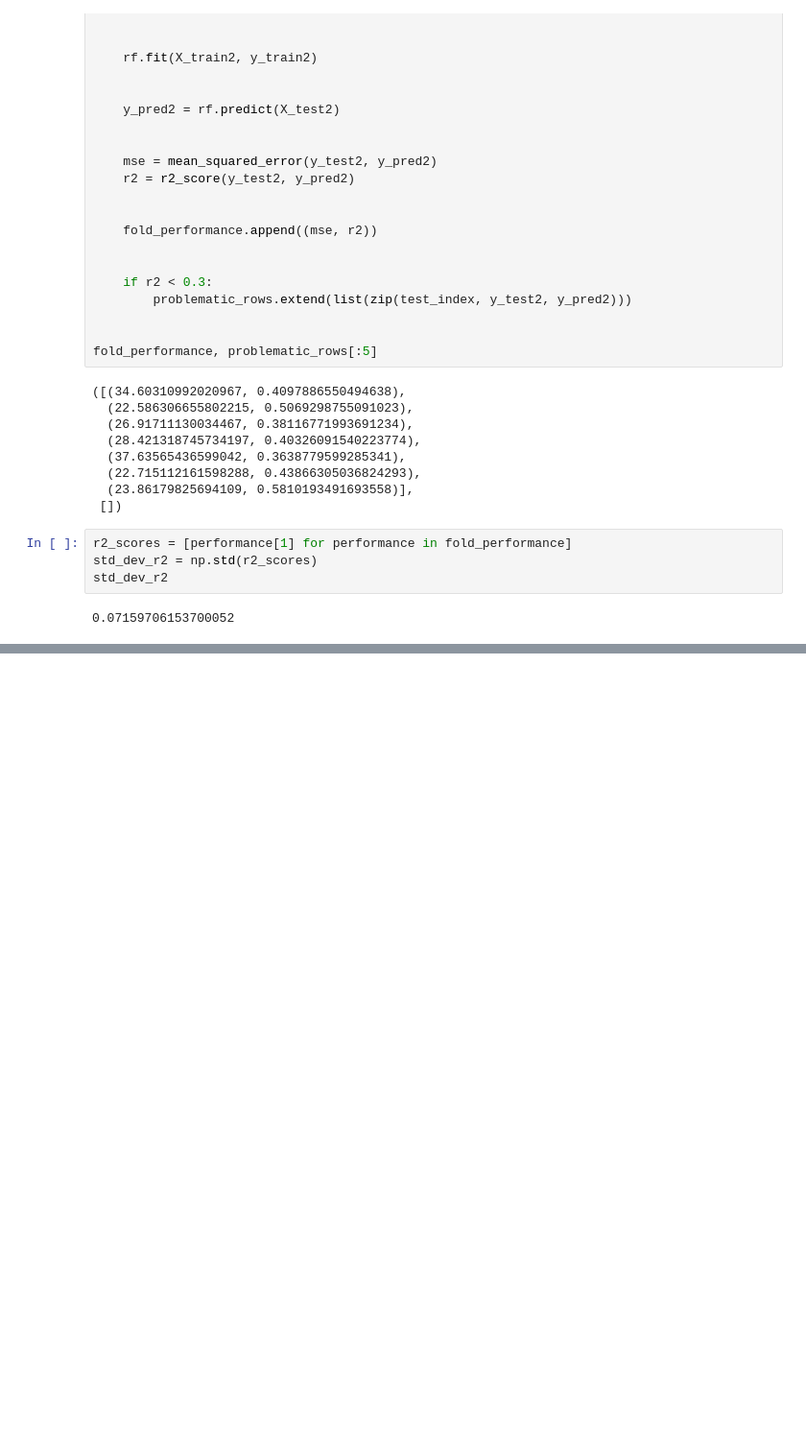
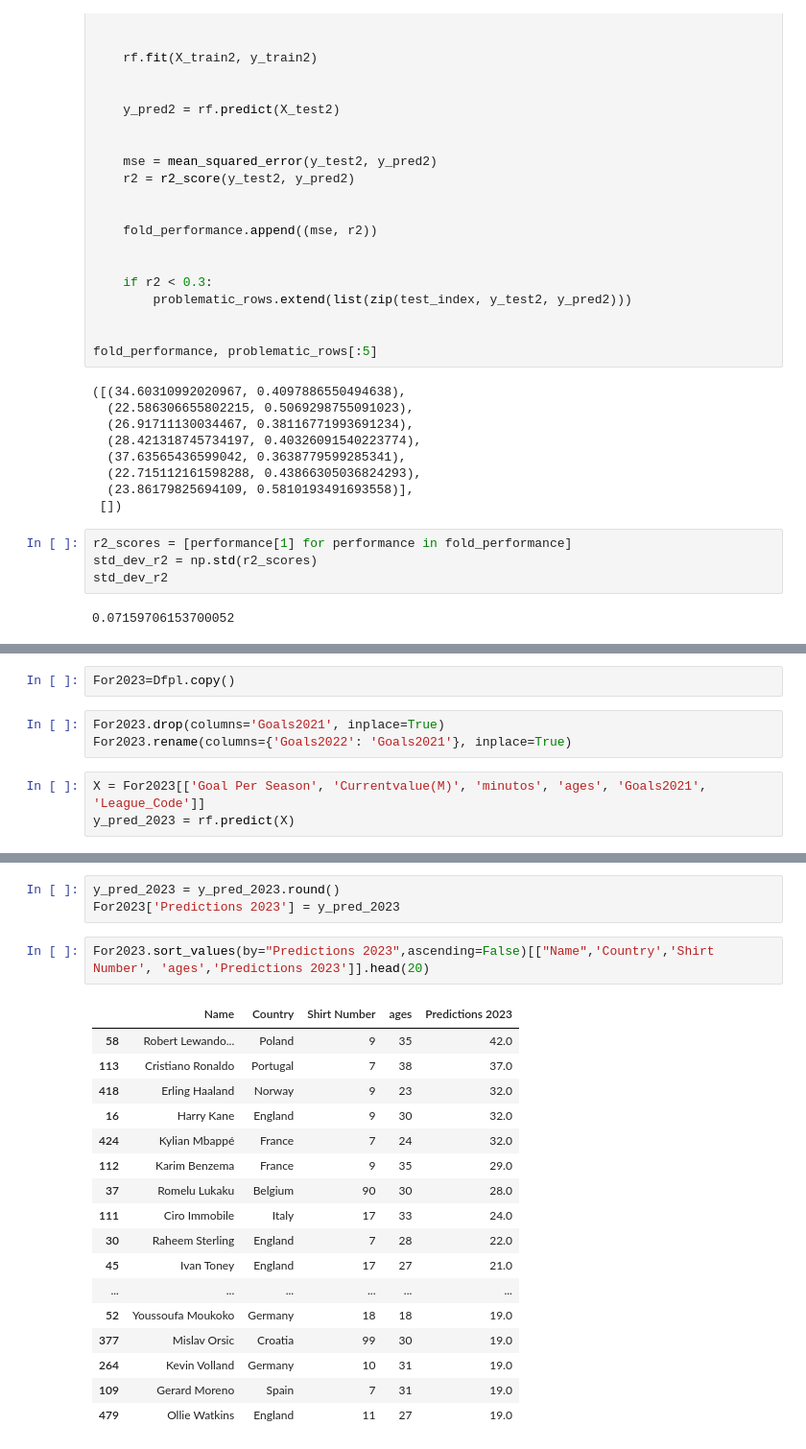
Before and after one commit to aliiyevali/Decoding-Soccers-Data-Secrets, a Jupyter notebook: Soccer.ipynb, the cells around one changed output, grey strips where cells are left out. Shown at 96% size. Cells and saved outputs as stored; diff of their text form; blank space fills up the shorter version.

```diff
--- a/Soccer.ipynb
+++ b/Soccer.ipynb
@@ -1167,0 +1182,8 @@ std_dev_r2
+# %%
+For2023=Dfpl.copy()
+# %%
+For2023.drop(columns='Goals2021', inplace=True)
+For2023.rename(columns={'Goals2022': 'Goals2021'}, inplace=True)
+# %%
+X = For2023[['Goal Per Season', 'Currentvalue(M)', 'minutos', 'ages', 'Goals2021', 'League_Code']]
+y_pred_2023 = rf.predict(X)
@@ -1167,0 +1210,23 @@ std_dev_r2
+# %%
+y_pred_2023 = y_pred_2023.round()
+For2023['Predictions 2023'] = y_pred_2023
+# %%
+For2023.sort_values(by="Predictions 2023",ascending=False)[["Name",'Country','Shirt Number', 'ages','Predictions 2023']].head(20)
+# %% [output]
+|  | Name | Country | Shirt Number | ages | Predictions 2023 |
+| 58 | Robert Lewando... | Poland | 9 | 35 | 42.0 |
+| 113 | Cristiano Ronaldo | Portugal | 7 | 38 | 37.0 |
+| 418 | Erling Haaland | Norway | 9 | 23 | 32.0 |
+| 16 | Harry Kane | England | 9 | 30 | 32.0 |
+| 424 | Kylian Mbappé | France | 7 | 24 | 32.0 |
+| 112 | Karim Benzema | France | 9 | 35 | 29.0 |
+| 37 | Romelu Lukaku | Belgium | 90 | 30 | 28.0 |
+| 111 | Ciro Immobile | Italy | 17 | 33 | 24.0 |
+| 30 | Raheem Sterling | England | 7 | 28 | 22.0 |
+| 45 | Ivan Toney | England | 17 | 27 | 21.0 |
+| ... | ... | ... | ... | ... | ... |
+| 52 | Youssoufa Moukoko | Germany | 18 | 18 | 19.0 |
+| 377 | Mislav Orsic | Croatia | 99 | 30 | 19.0 |
+| 264 | Kevin Volland | Germany | 10 | 31 | 19.0 |
+| 109 | Gerard Moreno | Spain | 7 | 31 | 19.0 |
+| 479 | Ollie Watkins | England | 11 | 27 | 19.0 |
```
Also changed, not shown: parts of 21 cells of this notebook.
